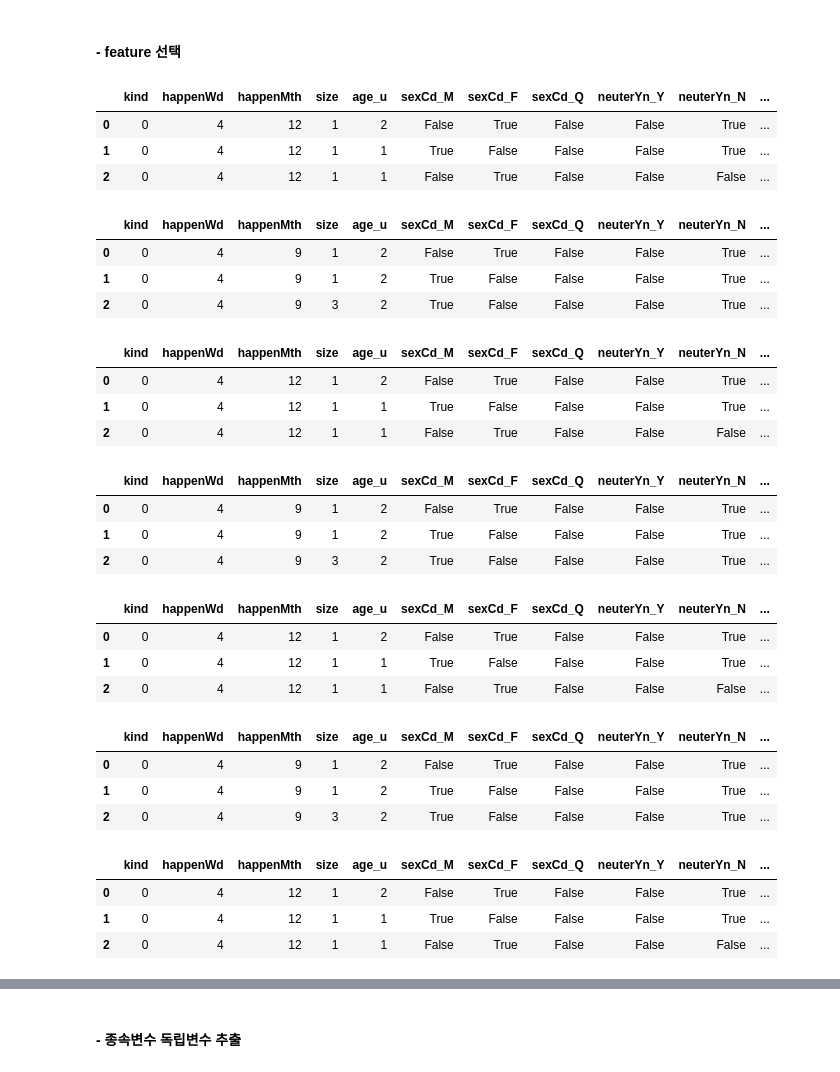
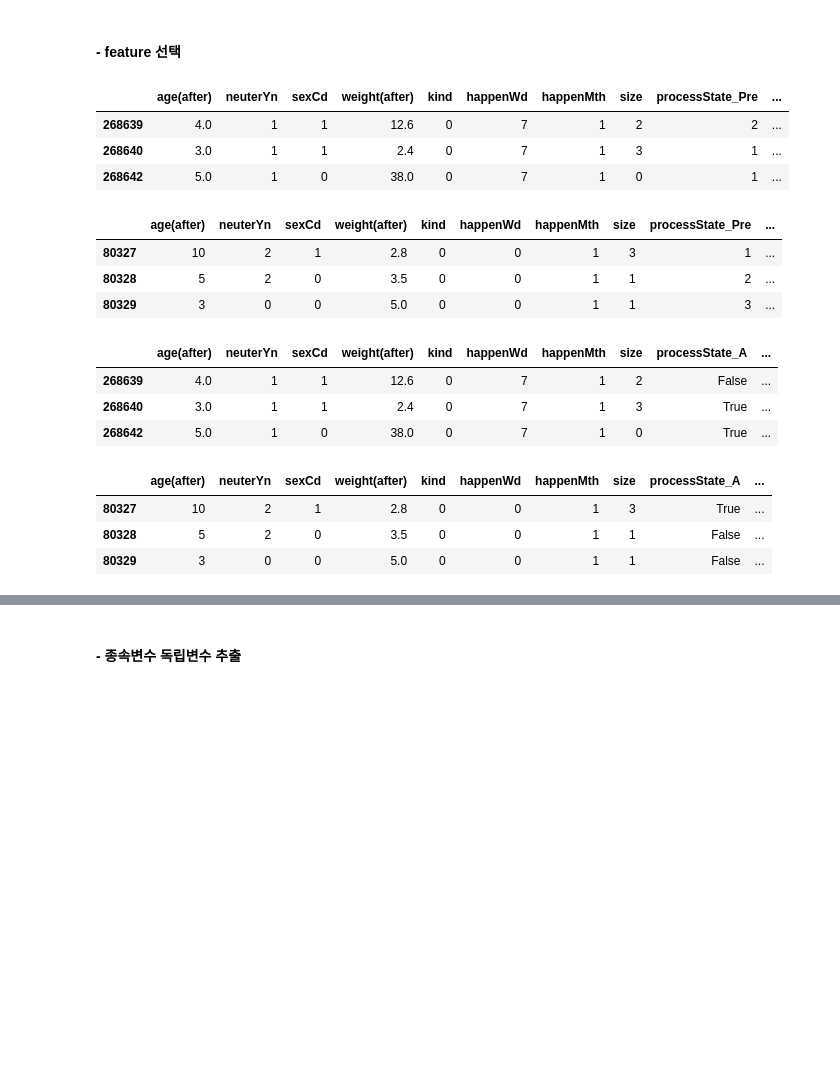
Before and after one commit to SINAEEE/BigdataProject_AbandonedAnimal, a Jupyter notebook: analyze/test_vol4/analyze_dog_vol4.ipynb, the cells around one changed output, grey strips where cells are left out. Drawn from its saved outputs; the diff is of its cells as text; code cells hidden in the pictures; blank space fills up the shorter version.

```diff
--- a/analyze/test_vol4/analyze_dog_vol4.ipynb
+++ b/analyze/test_vol4/analyze_dog_vol4.ipynb
@@ -550,41 +550,41 @@ cor2
 # %% [markdown]
 #### - feature 선택
 # %%
-# feature_name = ['age(after)','neuterYn','sexCd','weight(after)', 'kind', 'happenWd', 'happenMth',
-#                 'size', 'processState_Pre', 'sido']
-# df_Pre = df[feature_name]
-# dft_Pre = df_t[feature_name]
+feature_name = ['age(after)','neuterYn','sexCd','weight(after)', 'kind', 'happenWd', 'happenMth',
+                'size', 'processState_Pre', 'sido']
+df_Pre = dfd[feature_name]
+dft_Pre = dfd2[feature_name]
 
-# feature_name2 = ['age(after)','neuterYn','sexCd','weight(after)', 'kind', 'happenWd', 'happenMth',
-#                 'size', 'processState_A', 'sido']
-# df_A = df[feature_name2]
-# dft_A = df_t[feature_name2]
+feature_name2 = ['age(after)','neuterYn','sexCd','weight(after)', 'kind', 'happenWd', 'happenMth',
+                'size', 'processState_A', 'sido']
+df_A = dfd[feature_name2]
+dft_A = dfd2[feature_name2]
 # %%
-df_Pre.head(3)
+df_Pre.tail(3)
 # %% [output]
-|  | kind | happenWd | happenMth | size | age_u | sexCd_M | sexCd_F | sexCd_Q | neuterYn_Y | neuterYn_N | ... |
-| 0 | 0 | 4 | 12 | 1 | 2 | False | True | False | False | True | ... |
-| 1 | 0 | 4 | 12 | 1 | 1 | True | False | False | False | True | ... |
-| 2 | 0 | 4 | 12 | 1 | 1 | False | True | False | False | False | ... |
+|  | age(after) | neuterYn | sexCd | weight(after) | kind | happenWd | happenMth | size | processState_Pre | ... |
+| 268639 | 4.0 | 1 | 1 | 12.6 | 0 | 7 | 1 | 2 | 2 | ... |
+| 268640 | 3.0 | 1 | 1 | 2.4 | 0 | 7 | 1 | 3 | 1 | ... |
+| 268642 | 5.0 | 1 | 0 | 38.0 | 0 | 7 | 1 | 0 | 1 | ... |
 # %%
-dft_Pre.head(3)
+dft_Pre.tail(3)
 # %% [output]
-|  | kind | happenWd | happenMth | size | age_u | sexCd_M | sexCd_F | sexCd_Q | neuterYn_Y | neuterYn_N | ... |
-| 0 | 0 | 4 | 9 | 1 | 2 | False | True | False | False | True | ... |
-| 1 | 0 | 4 | 9 | 1 | 2 | True | False | False | False | True | ... |
-| 2 | 0 | 4 | 9 | 3 | 2 | True | False | False | False | True | ... |
+|  | age(after) | neuterYn | sexCd | weight(after) | kind | happenWd | happenMth | size | processState_Pre | ... |
+| 80327 | 10 | 2 | 1 | 2.8 | 0 | 0 | 1 | 3 | 1 | ... |
+| 80328 | 5 | 2 | 0 | 3.5 | 0 | 0 | 1 | 1 | 2 | ... |
+| 80329 | 3 | 0 | 0 | 5.0 | 0 | 0 | 1 | 1 | 3 | ... |
 # %%
-df_A.head(3)
+df_A.tail(3)
 # %% [output]
-|  | kind | happenWd | happenMth | size | age_u | sexCd_M | sexCd_F | sexCd_Q | neuterYn_Y | neuterYn_N | ... |
-| 0 | 0 | 4 | 12 | 1 | 2 | False | True | False | False | True | ... |
-| 1 | 0 | 4 | 12 | 1 | 1 | True | False | False | False | True | ... |
-| 2 | 0 | 4 | 12 | 1 | 1 | False | True | False | False | False | ... |
+|  | age(after) | neuterYn | sexCd | weight(after) | kind | happenWd | happenMth | size | processState_A | ... |
+| 268639 | 4.0 | 1 | 1 | 12.6 | 0 | 7 | 1 | 2 | False | ... |
+| 268640 | 3.0 | 1 | 1 | 2.4 | 0 | 7 | 1 | 3 | True | ... |
+| 268642 | 5.0 | 1 | 0 | 38.0 | 0 | 7 | 1 | 0 | True | ... |
 # %%
-dft_A.head(3)
+dft_A.tail(3)
 # %% [output]
-|  | kind | happenWd | happenMth | size | age_u | sexCd_M | sexCd_F | sexCd_Q | neuterYn_Y | neuterYn_N | ... |
-| 0 | 0 | 4 | 9 | 1 | 2 | False | True | False | False | True | ... |
-| 1 | 0 | 4 | 9 | 1 | 2 | True | False | False | False | True | ... |
-| 2 | 0 | 4 | 9 | 3 | 2 | True | False | False | False | True | ... |
+|  | age(after) | neuterYn | sexCd | weight(after) | kind | happenWd | happenMth | size | processState_A | ... |
+| 80327 | 10 | 2 | 1 | 2.8 | 0 | 0 | 1 | 3 | True | ... |
+| 80328 | 5 | 2 | 0 | 3.5 | 0 | 0 | 1 | 1 | False | ... |
+| 80329 | 3 | 0 | 0 | 5.0 | 0 | 0 | 1 | 1 | False | ... |
 # %%
@@ -605,22 +605,7 @@ dft_A = dfd2[feature_name2]
 # %%
-df_Pre.head(3)
+#df_Pre.head(3)
-# %% [output]
-|  | kind | happenWd | happenMth | size | age_u | sexCd_M | sexCd_F | sexCd_Q | neuterYn_Y | neuterYn_N | ... |
-| 0 | 0 | 4 | 12 | 1 | 2 | False | True | False | False | True | ... |
-| 1 | 0 | 4 | 12 | 1 | 1 | True | False | False | False | True | ... |
-| 2 | 0 | 4 | 12 | 1 | 1 | False | True | False | False | False | ... |
 # %%
-dft_Pre.head(3)
+#dft_Pre.head(3)
-# %% [output]
-|  | kind | happenWd | happenMth | size | age_u | sexCd_M | sexCd_F | sexCd_Q | neuterYn_Y | neuterYn_N | ... |
-| 0 | 0 | 4 | 9 | 1 | 2 | False | True | False | False | True | ... |
-| 1 | 0 | 4 | 9 | 1 | 2 | True | False | False | False | True | ... |
-| 2 | 0 | 4 | 9 | 3 | 2 | True | False | False | False | True | ... |
 # %%
-df_A.head(3)
+#df_A.head(3)
-# %% [output]
-|  | kind | happenWd | happenMth | size | age_u | sexCd_M | sexCd_F | sexCd_Q | neuterYn_Y | neuterYn_N | ... |
-| 0 | 0 | 4 | 12 | 1 | 2 | False | True | False | False | True | ... |
-| 1 | 0 | 4 | 12 | 1 | 1 | True | False | False | False | True | ... |
-| 2 | 0 | 4 | 12 | 1 | 1 | False | True | False | False | False | ... |
 # %%
```
Also changed, not shown: parts of 34 cells of this notebook, 1 other file.
